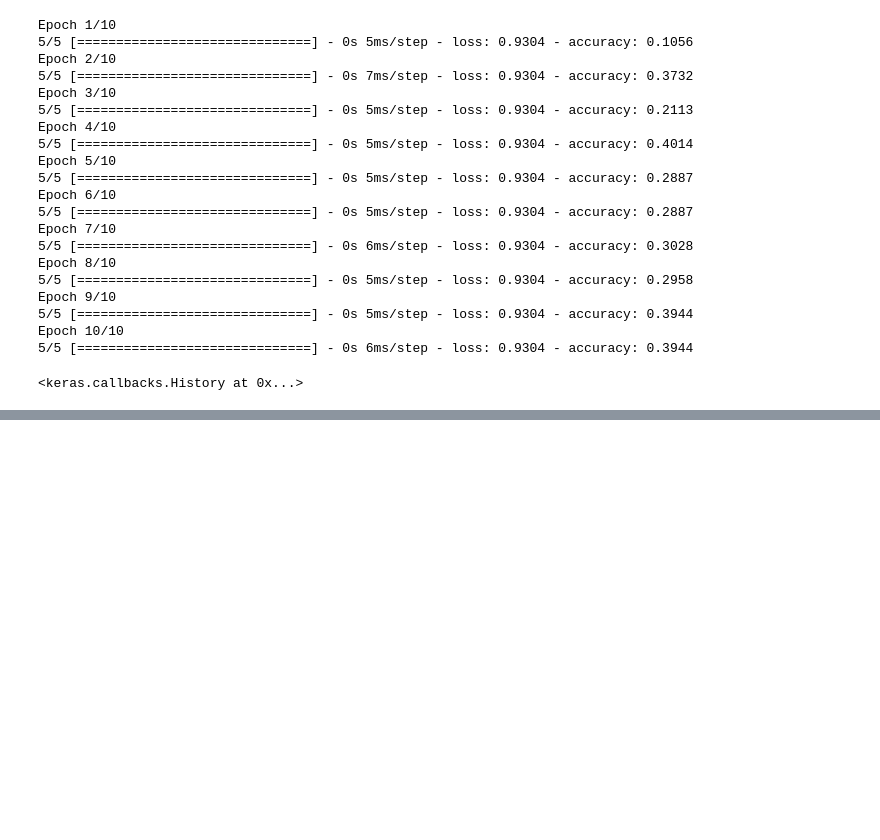
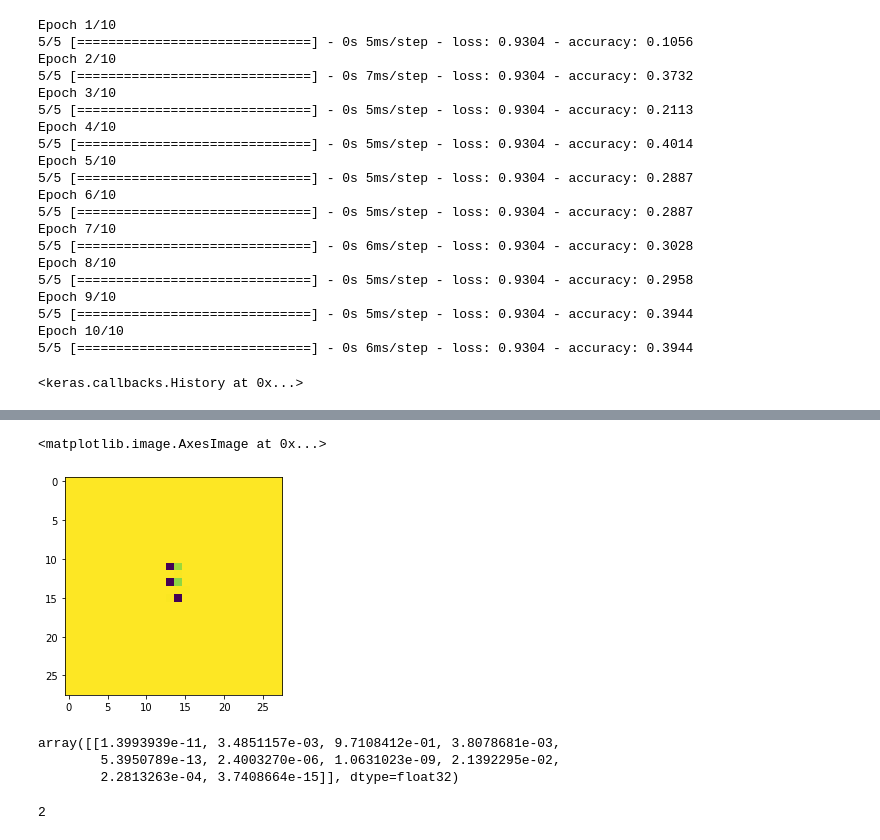
Before and after one commit to eaglehkim/python, a Jupyter notebook: prac4.ipynb, the cells around one changed output, grey strips where cells are left out. Cells and saved outputs as stored; diff of their text form; code cells hidden in the pictures; blank space fills up the shorter version.

```diff
--- a/prac4.ipynb
+++ b/prac4.ipynb
@@ -1358,0 +1573,6 @@ Epoch 10/10
+# %%
+test_1_re = cv2.resize(test_1, (28,28))
+plt.imshow(test_1_re)
+# %% [output]
+<matplotlib.image.AxesImage at 0x...>
+[figure, added]
@@ -1358,0 +1581,10 @@ Epoch 10/10
+# %%
+dnn3.predict(test_1_re_res)
+# %% [output]
+array([[1.3993939e-11, 3.4851157e-03, 9.7108412e-01, 3.8078681e-03,
+        5.3950789e-13, 2.4003270e-06, 1.0631023e-09, 2.1392295e-02,
+        2.2813263e-04, 3.7408664e-15]], dtype=float32)
+# %%
+np.argmax(dnn3.predict(test_1_re_res))
+# %% [output]
+2
```
Also changed, not shown: parts of 33 cells of this notebook.
